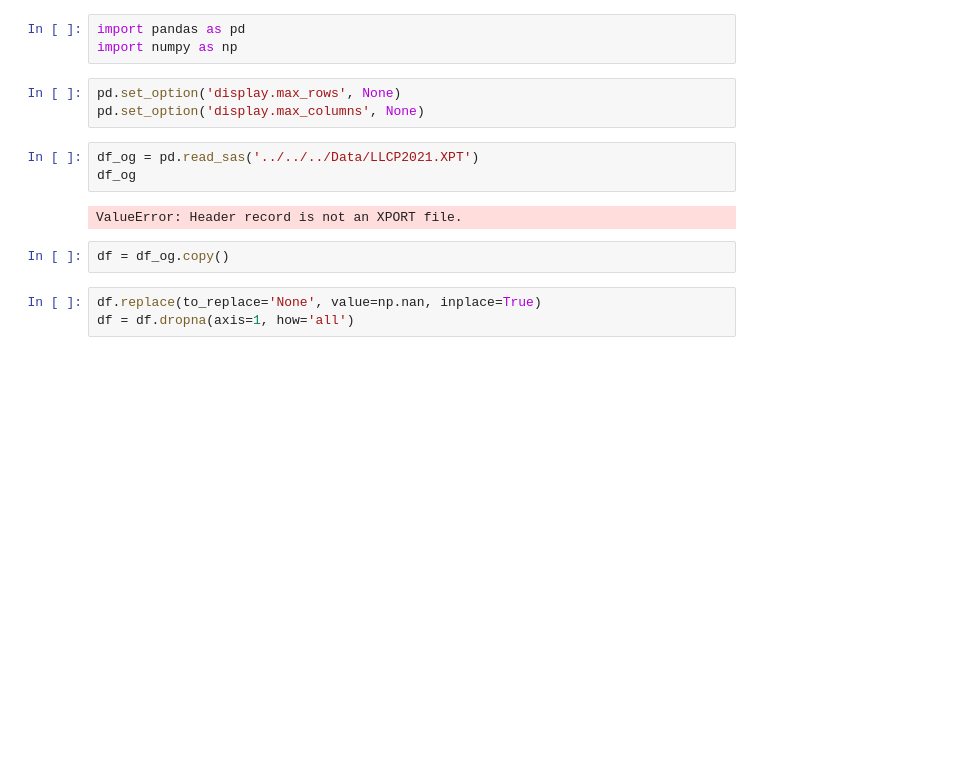
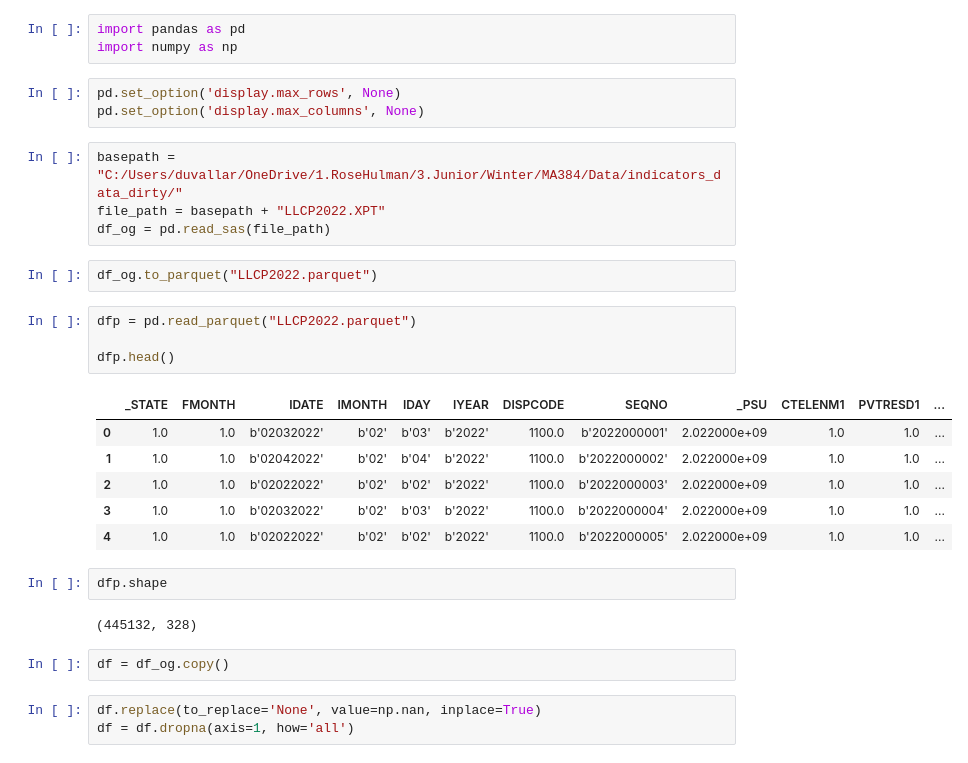
Before and after one commit to duvallar/MA384_CDSA, a Jupyter notebook: duvallar/indicators_2022/writeDirty2022.ipynb, the cells around one changed output. Cells and saved outputs as stored; diff of their text form; blank space fills up the shorter version.

Commit message:
converted 2022 into parquet

```diff
--- a/duvallar/indicators_2022/writeDirty2022.ipynb
+++ b/duvallar/indicators_2022/writeDirty2022.ipynb
@@ -5,10 +5,26 @@ import numpy as np
 pd.set_option('display.max_rows', None)
 pd.set_option('display.max_columns', None)
 # %%
-df_og = pd.read_sas('../../../Data/LLCP2021.XPT')
-df_og
+basepath = "C:/Users/duvallar/OneDrive/1.RoseHulman/3.Junior/Winter/MA384/Data/indicators_data_dirty/"
+file_path = basepath + "LLCP2022.XPT"
+df_og = pd.read_sas(file_path)
-# %% [output]
-ValueError: Header record is not an XPORT file.
+# %%
+df_og.to_parquet("LLCP2022.parquet")
+# %%
+dfp = pd.read_parquet("LLCP2022.parquet")
+
+dfp.head()
+# %% [output]
+|  | _STATE | FMONTH | IDATE | IMONTH | IDAY | IYEAR | DISPCODE | SEQNO | _PSU | CTELENM1 | PVTRESD1 | ... |
+| 0 | 1.0 | 1.0 | b'02032022' | b'02' | b'03' | b'2022' | 1100.0 | b'2022000001' | 2.022000e+09 | 1.0 | 1.0 | ... |
+| 1 | 1.0 | 1.0 | b'02042022' | b'02' | b'04' | b'2022' | 1100.0 | b'2022000002' | 2.022000e+09 | 1.0 | 1.0 | ... |
+| 2 | 1.0 | 1.0 | b'02022022' | b'02' | b'02' | b'2022' | 1100.0 | b'2022000003' | 2.022000e+09 | 1.0 | 1.0 | ... |
+| 3 | 1.0 | 1.0 | b'02032022' | b'02' | b'03' | b'2022' | 1100.0 | b'2022000004' | 2.022000e+09 | 1.0 | 1.0 | ... |
+| 4 | 1.0 | 1.0 | b'02022022' | b'02' | b'02' | b'2022' | 1100.0 | b'2022000005' | 2.022000e+09 | 1.0 | 1.0 | ... |
+# %%
+dfp.shape
+# %% [output]
+(445132, 328)
 # %%
 df = df_og.copy()
 # %%
```
Also changed, not shown: parts of 1 cell of this notebook.
